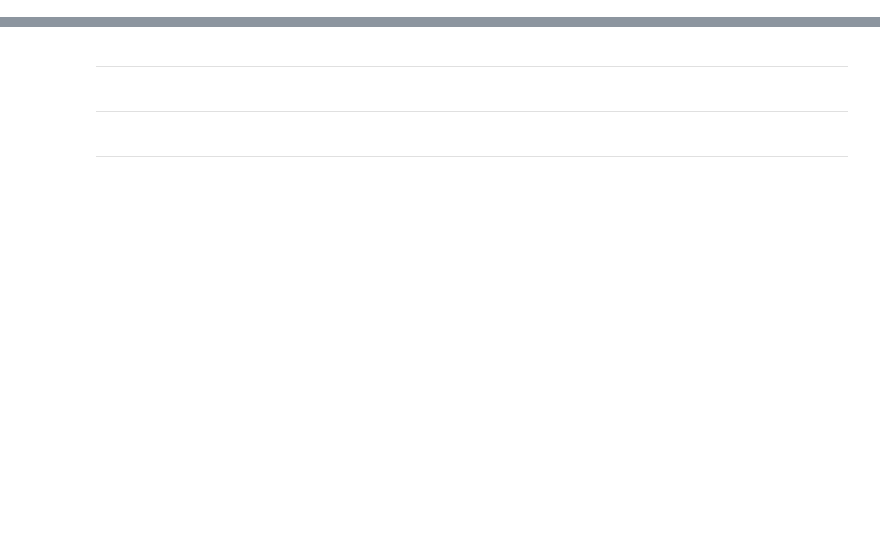
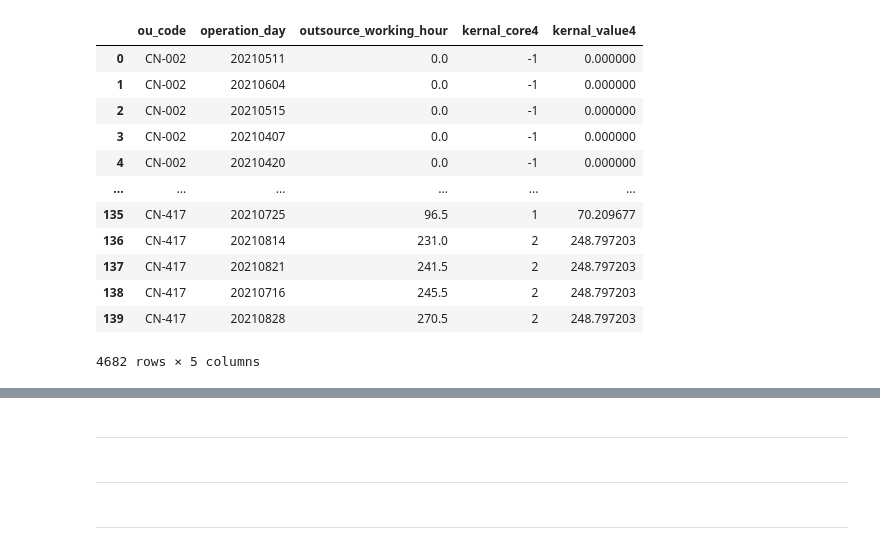
Before and after one commit to fyenne/play1, a Jupyter notebook: play1.ipynb, the cells around one changed output, grey strips where cells are left out. Drawn from its saved outputs; the diff is of its cells as text; code cells hidden in the pictures; blank space fills up the shorter version.

```diff
--- a/play1.ipynb
+++ b/play1.ipynb
@@ -12,7 +12,7 @@ import warnings
 warnings.filterwarnings('ignore')
 os.getcwd()
 # %%
-df = pd.read_csv('./daily_kpi_all_810.csv')
+df = pd.read_csv('./daily_ou_kpi.csv')
 # df.dropna(axis = 1, inplace = True, how = 'all')
 # re1 = re.compile(r'(?<=\.).+')
 # df.columns = [re1.findall(i)[0] for i in list(df.columns.to_numpy())]
@@ -54 +22,4 @@ Index(['Unnamed: 0', 'ou_code', 'ou_name', 'bg_code', 'bg_name_cn',
+# %%
+re1 = re.compile(r'(?<=\.).+')
+df.columns = [re1.findall(i)[0] for i in list(df.columns.to_numpy())]
 # %%
@@ -207,8 +165,7 @@ def mnb_kmeans_in(ou_code):
         mini batch kmeans, inbound, outbound, working hour data.
         simple algorithm, adding cols {max, min, mean, median, 75 quantile, distance to kernal}
         """
-
-        alg1 = cluster.MiniBatchKMeans(n_clusters = 4, random_state = 529)
+        alg1 = cluster.MiniBatchKMeans(n_clusters = 5, random_state = 5290403)
         """
         null data fill
         """
@@ -224,7 +181,7 @@ def mnb_kmeans_in(ou_code):
         hist1 = alg1.fit(np.reshape(list(df_rec['inbound_receive_qty']), (-1,1)))
         df_rec['kernal_core1'] = hist1.labels_
         cl_1 = pd.concat(
-                [pd.DataFrame(hist1.cluster_centers_), pd.Series(np.arange(0,4))], axis = 1
+                [pd.DataFrame(hist1.cluster_centers_), pd.Series(np.arange(0,5))], axis = 1
                 )
 
         cl_1.columns = ['kernal_value1', 'kernal_core1']
@@ -243,7 +200,7 @@ def mnb_kmeans_in(ou_code):
 
 
 def mnb_kmeans_out(ou_code):
-        alg1 = cluster.MiniBatchKMeans(n_clusters = 4, random_state = 707)
+        alg1 = cluster.MiniBatchKMeans(n_clusters = 5, random_state = 5290403)
         df_fin = pd.DataFrame()
         df_sub = df[df['ou_code'] == ou_code][['ou_code', 'operation_day', 'outbound_shipped_qty']]
         df_fin = df_fin.append(df_sub[df_sub['outbound_shipped_qty'] == 0])
@@ -255,7 +212,7 @@ def mnb_kmeans_out(ou_code):
 
         df_rec['kernal_core2'] = hist1.labels_
         cl_1 = pd.concat(
-                [pd.DataFrame(hist1.cluster_centers_), pd.Series(np.arange(0,4))], axis = 1
+                [pd.DataFrame(hist1.cluster_centers_), pd.Series(np.arange(0,5))], axis = 1
                 )
 
         cl_1.columns = ['kernal_value2', 'kernal_core2']
@@ -268,7 +225,7 @@ def mnb_kmeans_out(ou_code):
         return df_fin
 
 def mnb_kmeans_hr(ou_code):
-        alg1 = cluster.MiniBatchKMeans(n_clusters = 4, random_state = 5290707)
+        alg1 = cluster.MiniBatchKMeans(n_clusters = 5, random_state = 5290403)
         df_fin = pd.DataFrame()
         df_sub = df[df['ou_code'] == ou_code][['ou_code', 'operation_day', 'total_working_hour']]
         df_fin = df_fin.append(df_sub[df_sub['total_working_hour'] == 0])
@@ -280,7 +237,7 @@ def mnb_kmeans_hr(ou_code):
 
         df_rec['kernal_core3'] = hist1.labels_
         cl_1 = pd.concat(
-                [pd.DataFrame(hist1.cluster_centers_), pd.Series(np.arange(0,4))], axis = 1
+                [pd.DataFrame(hist1.cluster_centers_), pd.Series(np.arange(0,5))], axis = 1
                 )
 
         cl_1.columns = ['kernal_value3', 'kernal_core3']
@@ -289,18 +246,4 @@ def mnb_kmeans_hr(ou_code):
                 cl_1, on = 'kernal_core3', how = 'inner'
                 )
         df_fin = df_fin.append(df_rec).reset_index().drop(['index'], axis = 1)
-
-        # df_fin['kind'] = 'working_hour'
-        # df_fin['max_wh']    = df_fin.groupby('kernal_core3')['total_working_hour'].transform('max')
-        # df_fin['min_wh']    = df_fin.groupby('kernal_core3')['total_working_hour'].transform('min')
-        # df_fin['median_wh'] = df_fin.groupby('kernal_core3')['total_working_hour'].transform('median')
-        # df_fin['mean_wh']   = df_fin.groupby('kernal_core3')['total_working_hour'].transform('mean')
-        # df_fin['qt_66_wh']  = df_fin.groupby('kernal_core3')['total_working_hour'].transform('quantile', .66)
-        # df_fin['qt_75_wh']  = df_fin.groupby('kernal_core3')['total_working_hour'].transform('quantile', .75)
-        """
-        组内kernal distance
-        """
-        df_fin['dis_core']  = df_fin.groupby(
-                'kernal_core3', as_index = False, observed = True
-                )['total_working_hour','kernal_value3'].agg('diff', axis = 1).drop('total_working_hour', axis = 1).round(3)
         return df_fin
@@ -380,0 +342,24 @@ Wall time: 10.1 s
+# %%
+df_final2 = pd.DataFrame()
+for i in ou_codes:
+        df_final2 = df_final2.append(
+            mnb_kmeans_hr2(i)
+        )
+
+df_final = df_final.merge(df_final2, on =  ['ou_code', 'operation_day'], how = 'left').fillna(0)
+# %%
+df_final2
+# %% [output]
+|  | ou_code | operation_day | outsource_working_hour | kernal_core4 | kernal_value4 |
+| 0 | CN-002 | 20210511 | 0.0 | -1 | 0.000000 |
+| 1 | CN-002 | 20210604 | 0.0 | -1 | 0.000000 |
+| 2 | CN-002 | 20210515 | 0.0 | -1 | 0.000000 |
+| 3 | CN-002 | 20210407 | 0.0 | -1 | 0.000000 |
+| 4 | CN-002 | 20210420 | 0.0 | -1 | 0.000000 |
+| ... | ... | ... | ... | ... | ... |
+| 135 | CN-417 | 20210725 | 96.5 | 1 | 70.209677 |
+| 136 | CN-417 | 20210814 | 231.0 | 2 | 248.797203 |
+| 137 | CN-417 | 20210821 | 241.5 | 2 | 248.797203 |
+| 138 | CN-417 | 20210716 | 245.5 | 2 | 248.797203 |
+| 139 | CN-417 | 20210828 | 270.5 | 2 | 248.797203 |
+4682 rows × 5 columns
```
Also changed, not shown: parts of 29 cells of this notebook, 2 other files.
